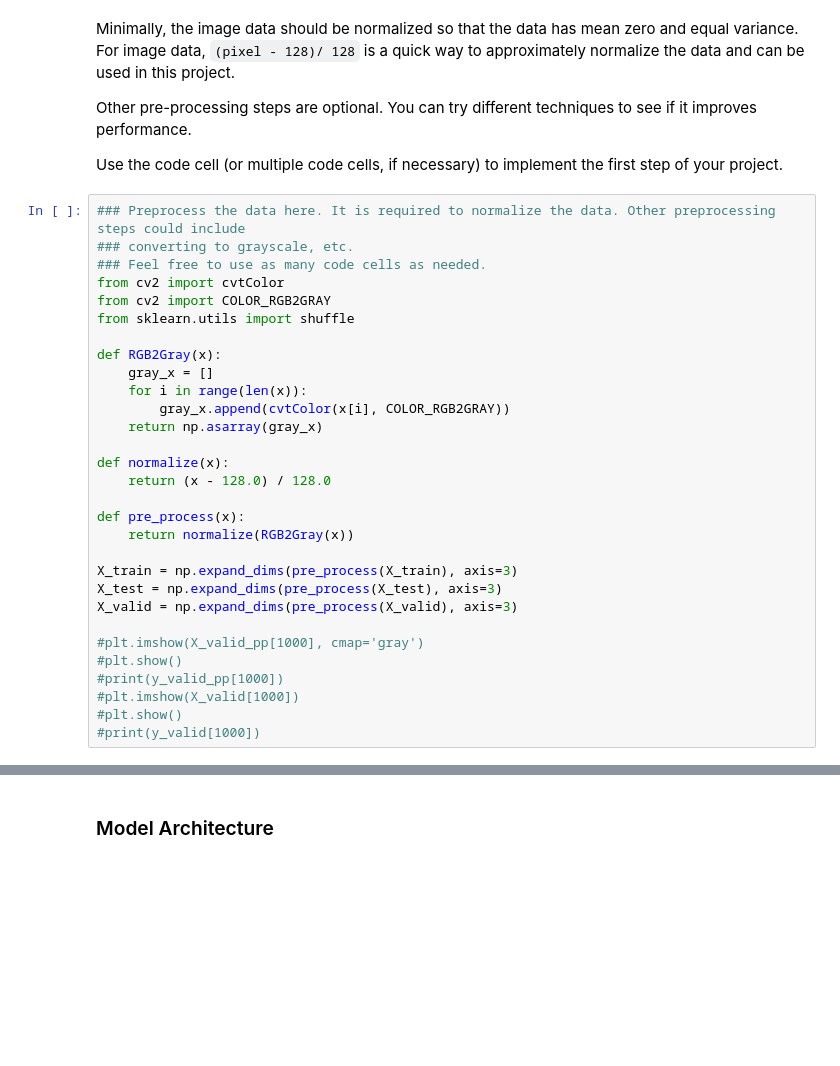
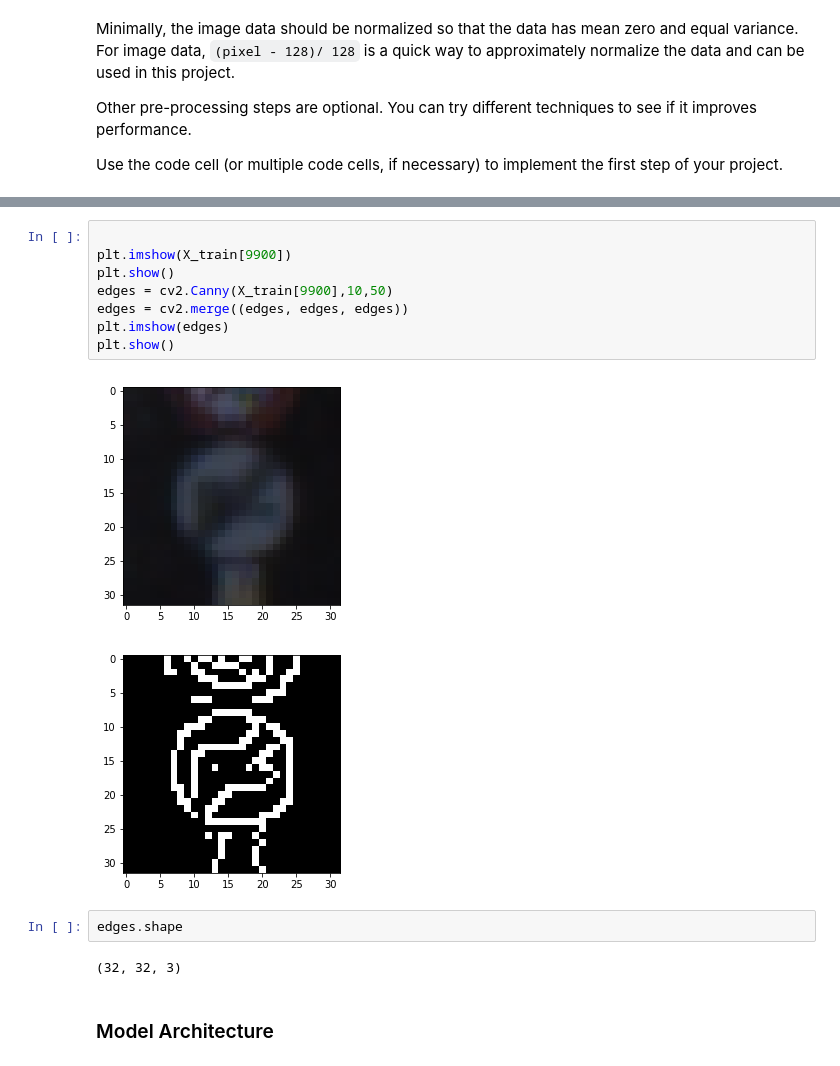
Before and after one commit to PedroHRPBS/CarND-Traffic-Sign-Classifier-Project, a Jupyter notebook: Traffic_Sign_Classifier.ipynb, the cells around one changed output, grey strips where cells are left out. Saved outputs shown, nothing was run; the diff lists cells and outputs as text; blank space fills up the shorter version.

```diff
--- a/Traffic_Sign_Classifier.ipynb
+++ b/Traffic_Sign_Classifier.ipynb
@@ -147,33 +147,3 @@ Minimally, the image data should be normalized so that the data has mean zero an
 Other pre-processing steps are optional. You can try different techniques to see if it improves performance.
 
 Use the code cell (or multiple code cells, if necessary) to implement the first step of your project.
-# %%
-### Preprocess the data here. It is required to normalize the data. Other preprocessing steps could include
-### converting to grayscale, etc.
-### Feel free to use as many code cells as needed.
-from cv2 import cvtColor
-from cv2 import COLOR_RGB2GRAY
-from sklearn.utils import shuffle
-
-def RGB2Gray(x):
-    gray_x = []
-    for i in range(len(x)):
-        gray_x.append(cvtColor(x[i], COLOR_RGB2GRAY))
-    return np.asarray(gray_x)
-
-def normalize(x):
-    return (x - 128.0) / 128.0
-
-def pre_process(x):
-    return normalize(RGB2Gray(x))
-
-X_train = np.expand_dims(pre_process(X_train), axis=3)
-X_test = np.expand_dims(pre_process(X_test), axis=3)
-X_valid = np.expand_dims(pre_process(X_valid), axis=3)
-
-#plt.imshow(X_valid_pp[1000], cmap='gray')
-#plt.show()
-#print(y_valid_pp[1000])
-#plt.imshow(X_valid[1000])
-#plt.show()
-#print(y_valid[1000])
@@ -184,3 +228,18 @@ X_train[0].shape
+# %%
+
+plt.imshow(X_train[9900])
+plt.show()
+edges = cv2.Canny(X_train[9900],10,50)
+edges = cv2.merge((edges, edges, edges))
+plt.imshow(edges)
+plt.show()
+# %% [output]
+[figure, added]
+[figure, added]
+# %%
+edges.shape
+# %% [output]
+(32, 32, 3)
 # %% [markdown]
 ### Model Architecture
 # %%
```
Also changed, not shown: parts of 10 cells of this notebook.
